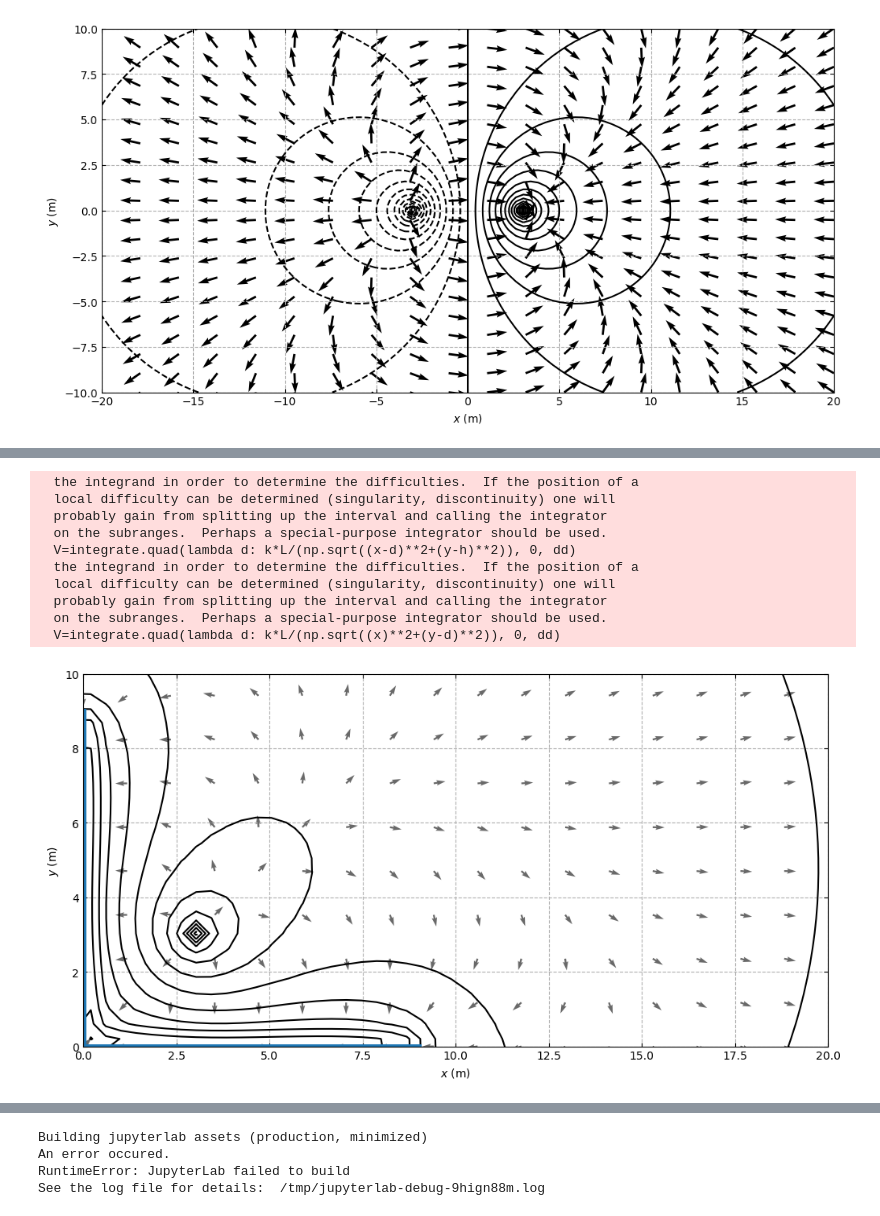
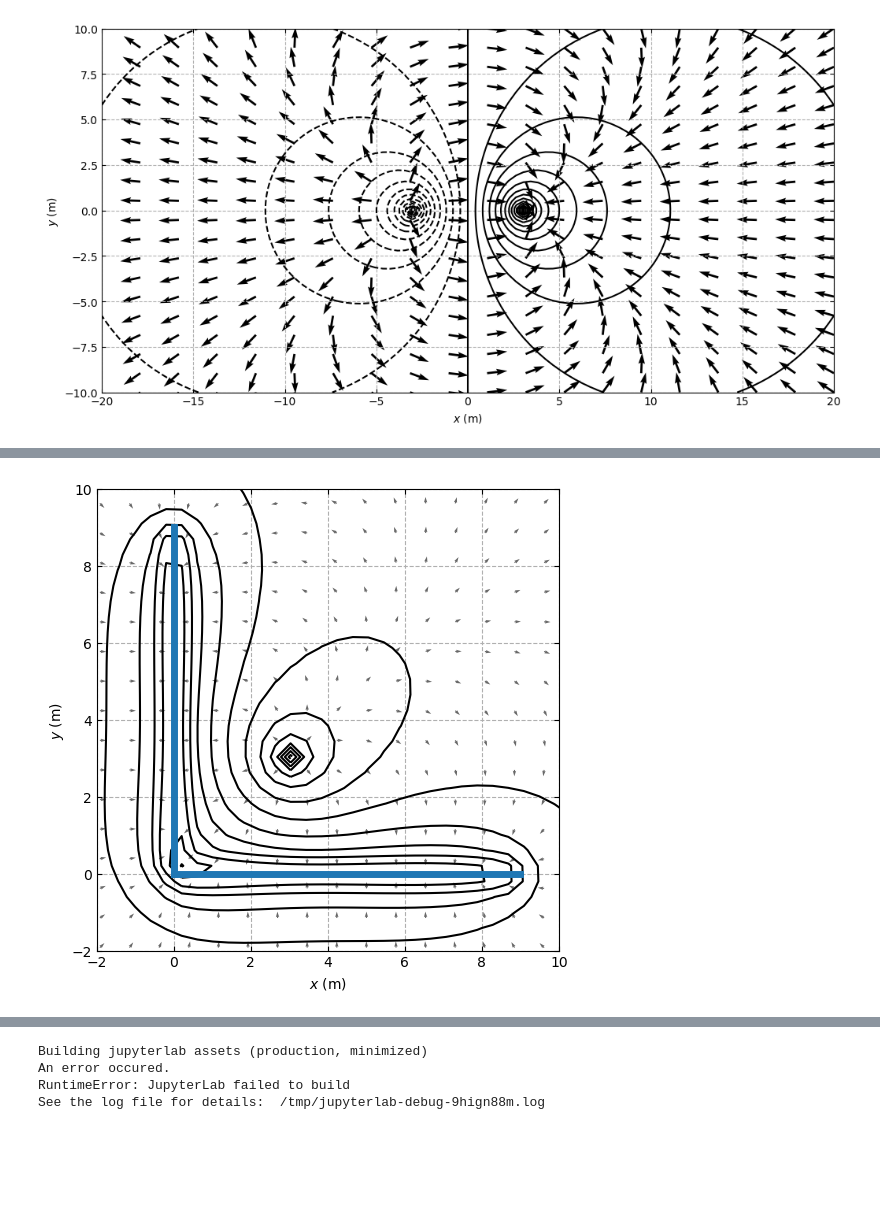
Before and after one commit to pmarg4/LabElectro, a Jupyter notebook: Pràctica 01/Equipotencials-Copy1.ipynb, the cells around one changed output, grey strips where cells are left out. Cells and saved outputs as stored; diff of their text form; code cells hidden in the pictures; blank space fills up the shorter version.

```diff
--- a/Pràctica 01/Equipotencials-Copy1.ipynb
+++ b/Pràctica 01/Equipotencials-Copy1.ipynb
@@ -186,7 +186,7 @@ def vV2(x, y):
     return V[0]
 
 def fV(x, y):
-    r0=1xº
+    r0=1
     L=1
     r=np.sqrt(x**2+y**2)
     V=-L/(2*np.pi*ct.epsilon_0)*np.log(r0/r)
@@ -215,15 +215,15 @@ fig, ax = plt.subplots(figsize=(12, 6))
 ax.contour(X,Y,Z1+Z2+Z3,15,colors='black')
 aa=3
 e=6
-plt.xlim([-5,12])
-plt.ylim([-5,12])
+ax.set_xlim([-5,12])
+ax.set_ylim([-5,12])
 
 
 
-nnx=35
-nny=35
-xx = np.linspace(-20, 20, nnx)
-yy = np.linspace(-20, 20, nny)
+nnx=40
+nny=40
+xx = np.linspace(-15, 15, nnx)
+yy = np.linspace(-15, 15, nny)
 
 
 XX, YY = np.meshgrid(xx, yy)
@@ -242,47 +242,37 @@ plt.quiver(XX, YY,dy,dx,color='dimgray')
 
 
 
 
 ax.plot([0,dd],[0,0],linewidth=5,color='tab:blue')
 ax.plot([0,0],[0,dd],linewidth=5,color='tab:blue')
 
 
 ax.set_aspect('equal', 'box')
 ax.tick_params(direction='in',top="true",right='true')
 ax.grid(linestyle='dashed')
 ax.set_xlabel("$x$ (m)")
 ax.set_ylabel("$y$ (m)")
 
-
-ax.set_xlim(0,b)
-ax.set_ylim(0,a)
+ax.set_aspect('equal')
+ax.set_xlim(-2,a)
+ax.set_ylim(-2,a)
 plt.show()
 fig.savefig('custom.pdf')
 # lines=[[(0,h),(dd,h)],(0,-h),(dd,-h)]
 # lines = [[(0, 1), (1, 1)], [(2, 3), (3, 3)], [(1, 2), (1, 3)]]
 # x=[0,dd]
 # y=[h,h]
 # y2=[-h,-h]
 
 # ax.plot(x,y)
 # ax.plot(x,y2)
 
 # Z1=V(X,Y)
 # d=1
 # Z2=V(X,Y-1)
 #Gràfics
 # %% [output]
-  the integrand in order to determine the difficulties.  If the position of a
-  local difficulty can be determined (singularity, discontinuity) one will
-  probably gain from splitting up the interval and calling the integrator
-  on the subranges.  Perhaps a special-purpose integrator should be used.
-  V=integrate.quad(lambda d: k*L/(np.sqrt((x-d)**2+(y-h)**2)), 0, dd)
-  the integrand in order to determine the difficulties.  If the position of a
-  local difficulty can be determined (singularity, discontinuity) one will
-  probably gain from splitting up the interval and calling the integrator
-  on the subranges.  Perhaps a special-purpose integrator should be used.
-  V=integrate.quad(lambda d: k*L/(np.sqrt((x)**2+(y-d)**2)), 0, dd)
-[figure, old version]
+[figure, new version]
 # %%
 #Fils
 def V2(x, y):
```
Also changed, not shown: parts of 3 cells of this notebook, 35 other files.
